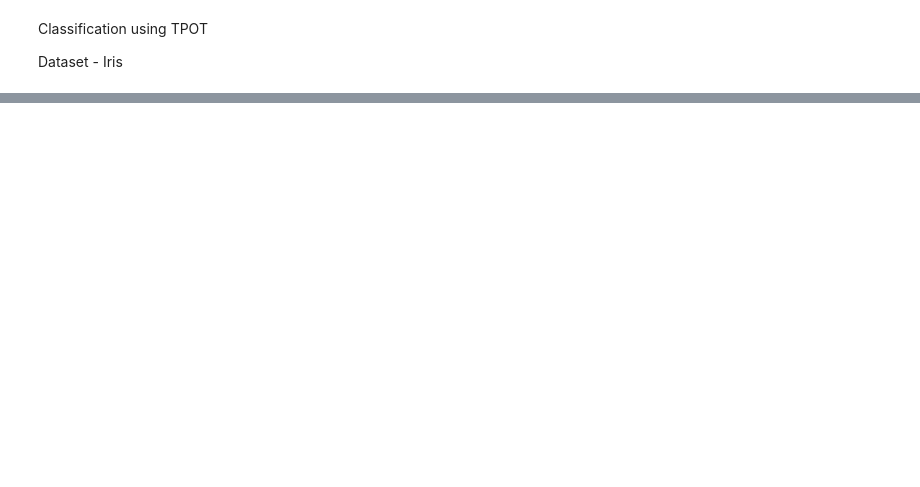
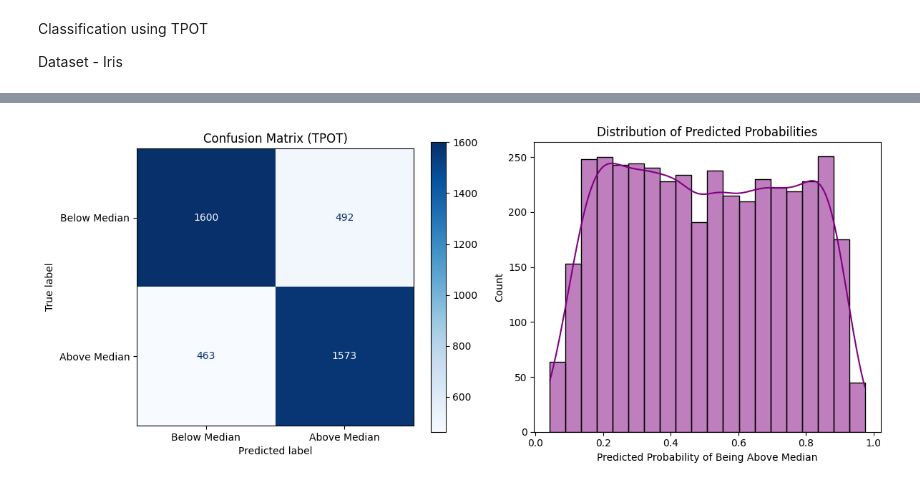
Before and after one commit to pragya-manna/ML-CaPsule, a Jupyter notebook: AutoML_GSSoC.ipynb, the cells around one changed output, grey strips where cells are left out. Drawn from its saved outputs; the diff is of its cells as text; code cells hidden in the pictures; blank space fills up the shorter version.

```diff
--- a/AutoML_GSSoC.ipynb
+++ b/AutoML_GSSoC.ipynb
@@ -529,0 +533,88 @@ plt.show()
+# %%
+from tpot import TPOTClassifier # Switched from TPOTRegressor
+from sklearn.datasets import fetch_california_housing
+from sklearn.model_selection import train_test_split
+from sklearn.metrics import accuracy_score, classification_report # Classification metrics
+import numpy as np
+import matplotlib.pyplot as plt
+import seaborn as sns
+
+# 1. Load data
+california = fetch_california_housing()
+X, y_continuous = california.data, california.target
+
+# Convert continuous prices into binary classification labels (1: Above Median, 0: Below Median)
+median_price = np.median(y_continuous)
+y = (y_continuous > median_price).astype(int)
+
+# 2. Split data into train and test sets
+X_train, X_test, y_train, y_test = train_test_split(X, y, test_size=0.2, random_state=123)
+
+# 3. CRITICAL FOR SPEED: Subsample data to a quick 10% slice
+X_train_fast, _, y_train_fast, _ = train_test_split(
+    X_train, y_train, train_size=0.1, random_state=123
+)
+
+# 4. Pure Clean Initialization (Strictly single-threaded for Colab RAM safety)
+tpot = TPOTClassifier(
+    generations=2,
+    population_size=6,
+    random_state=123,
+    n_jobs=1,                                 # Threading conflict is resolved by keeping this 1
+    cv=3,
+    max_time_mins=5
+)
+
+# 5. Execute directly
+print("Beginning classifier pipeline search...")
+tpot.fit(X_train_fast, y_train_fast)
+
+# 6. FIX: Extract the model with an explicit safety check to prevent AttributeErrors
+if hasattr(tpot, 'fitted_pipeline_') and tpot.fitted_pipeline_ is not None:
+    best_model = tpot.fitted_pipeline_
+    preds = best_model.predict(X_test)
+
+    # Calculate and print the final Accuracy score and report
+    test_accuracy = accuracy_score(y_test, preds)
+    print("\nAccuracy score on test set:", test_accuracy)
+    print("\nClassification Report:\n", classification_report(y_test, preds))
+
+    # 7. Safe Export Strategy
+    try:
+        tpot.export('tpot_california_classifier_pipeline.py')
+        print("Pipeline script saved successfully via native exporter!")
+    except AttributeError:
+        # Fallback file writer if the wrapper method is missing
+        with open('tpot_california_classifier_pipeline.py', 'w') as f:
+            f.write(f"from sklearn.pipeline import Pipeline\nexported_pipeline = {repr(best_model)}")
+        print("Pipeline script saved successfully via backup exporter!")
+
+    # 8. Plot 1: Confusion Matrix
+    from sklearn.metrics import confusion_matrix, ConfusionMatrixDisplay
+    plt.figure(figsize=(12, 5))
+
+    plt.subplot(1, 2, 1)
+    cm = confusion_matrix(y_test, preds)
+    disp = ConfusionMatrixDisplay(confusion_matrix=cm, display_labels=['Below Median', 'Above Median'])
+    disp.plot(ax=plt.gca(), cmap='Blues', values_format='d')
+    plt.title('Confusion Matrix (TPOT)')
+
+    # 9. Plot 2: Predicted Class Probabilities Distribution
+    plt.subplot(1, 2, 2)
+    if hasattr(best_model, "predict_proba"):
+        probs = best_model.predict_proba(X_test)[:, 1]
+        sns.histplot(probs, kde=True, color='purple', bins=20)
+        plt.xlabel('Predicted Probability of Being Above Median')
+        plt.title('Distribution of Predicted Probabilities')
+    else:
+        plt.text(0.5, 0.5, 'Selected model does not support\nprobability estimations',
+                 ha='center', va='center', fontsize=12, color='red')
+        plt.title('Probability Distribution (Not Available)')
+
+    plt.tight_layout()
+    plt.show()
+
+else:
+    print("\n[CRITICAL ERROR]: TPOT was terminated by Colab before completing a single generation.")
+    print("Please go to 'Runtime' -> 'Restart session' in the top menu to clear stuck cache, then run this cell again.")
+# %% [output]
@@ -529,0 +655 @@ plt.show()
+[figure, added]
```
Also changed, not shown: parts of 5 cells of this notebook.
